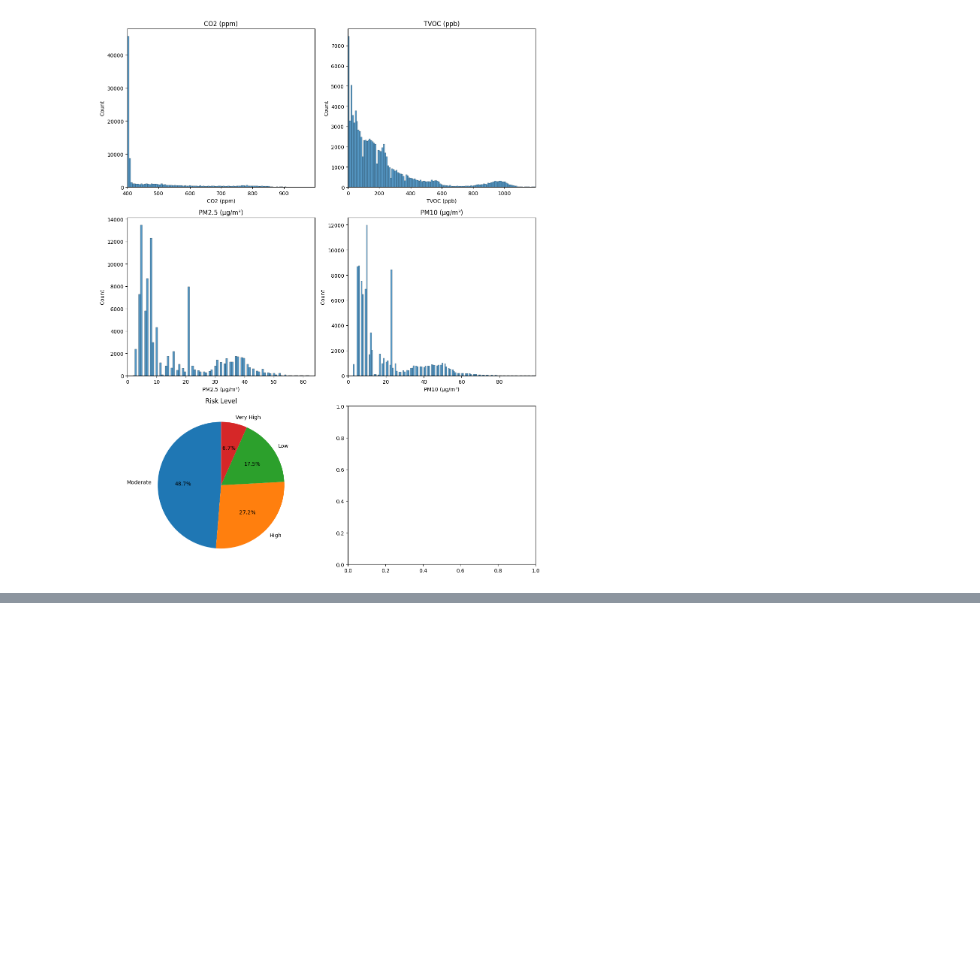
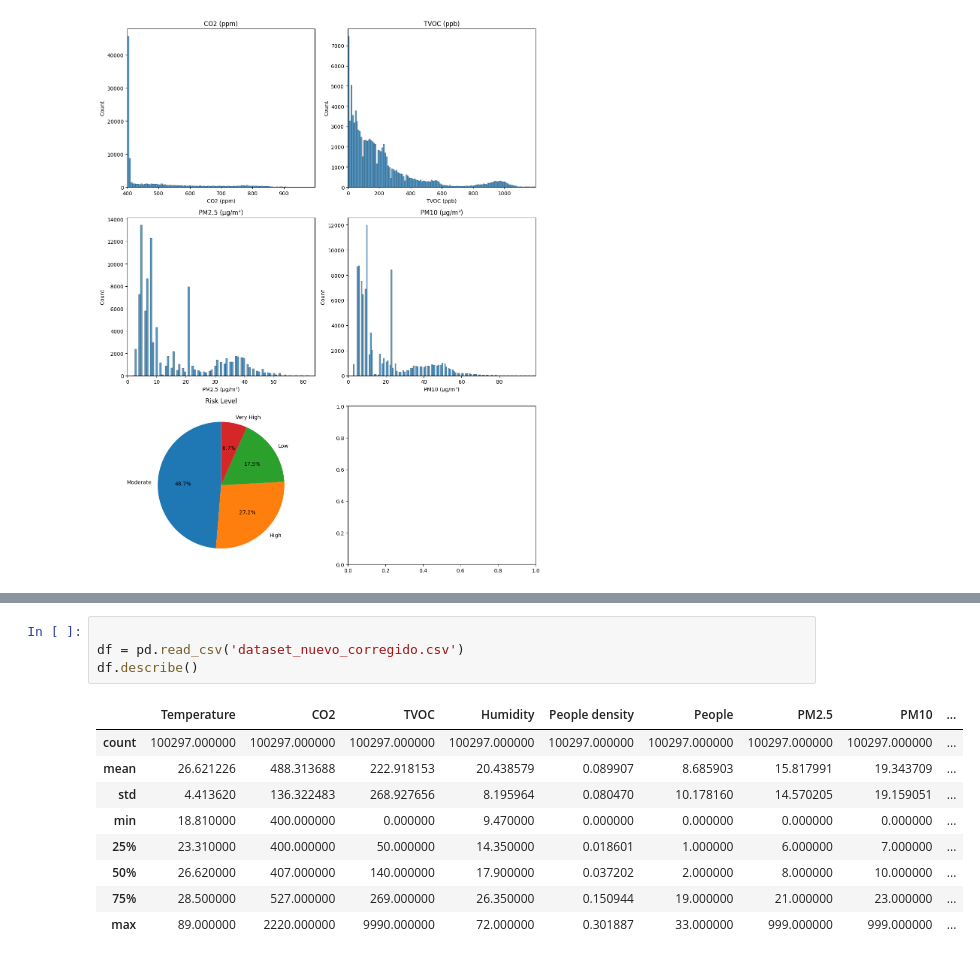
Before and after one commit to arielposada/tabular-data-to-images, a Jupyter notebook: VortexFeaturePositioning/Covid/dataset_description.ipynb, the cells around one changed output, grey strips where cells are left out. Cells and saved outputs as stored; diff of their text form; blank space fills up the shorter version.

```diff
--- a/VortexFeaturePositioning/Covid/dataset_description.ipynb
+++ b/VortexFeaturePositioning/Covid/dataset_description.ipynb
@@ -190,0 +315,14 @@ Please also refer to the documentation for alternative solver options:
+# %%
+
+df = pd.read_csv('dataset_nuevo_corregido.csv')
+df.describe()
+# %% [output]
+|  | Temperature | CO2 | TVOC | Humidity | People density | People | PM2.5 | PM10 | ... |
+| count | 100297.000000 | 100297.000000 | 100297.000000 | 100297.000000 | 100297.000000 | 100297.000000 | 100297.000000 | 100297.000000 | ... |
+| mean | 26.621226 | 488.313688 | 222.918153 | 20.438579 | 0.089907 | 8.685903 | 15.817991 | 19.343709 | ... |
+| std | 4.413620 | 136.322483 | 268.927656 | 8.195964 | 0.080470 | 10.178160 | 14.570205 | 19.159051 | ... |
+| min | 18.810000 | 400.000000 | 0.000000 | 9.470000 | 0.000000 | 0.000000 | 0.000000 | 0.000000 | ... |
+| 25% | 23.310000 | 400.000000 | 50.000000 | 14.350000 | 0.018601 | 1.000000 | 6.000000 | 7.000000 | ... |
+| 50% | 26.620000 | 407.000000 | 140.000000 | 17.900000 | 0.037202 | 2.000000 | 8.000000 | 10.000000 | ... |
+| 75% | 28.500000 | 527.000000 | 269.000000 | 26.350000 | 0.150944 | 19.000000 | 21.000000 | 23.000000 | ... |
+| max | 89.000000 | 2220.000000 | 9990.000000 | 72.000000 | 0.301887 | 33.000000 | 999.000000 | 999.000000 | ... |
```
Also changed, not shown: parts of 2 cells of this notebook.
